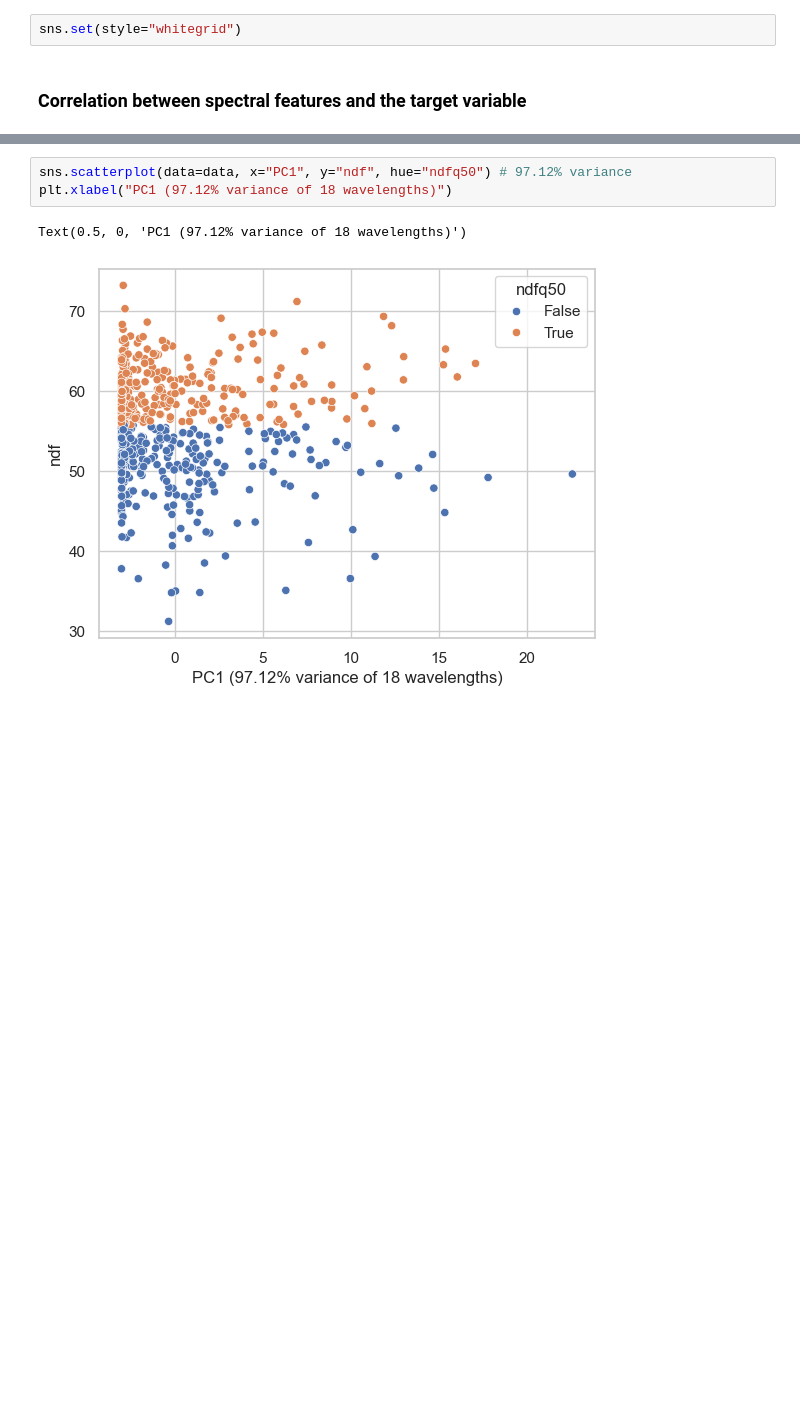
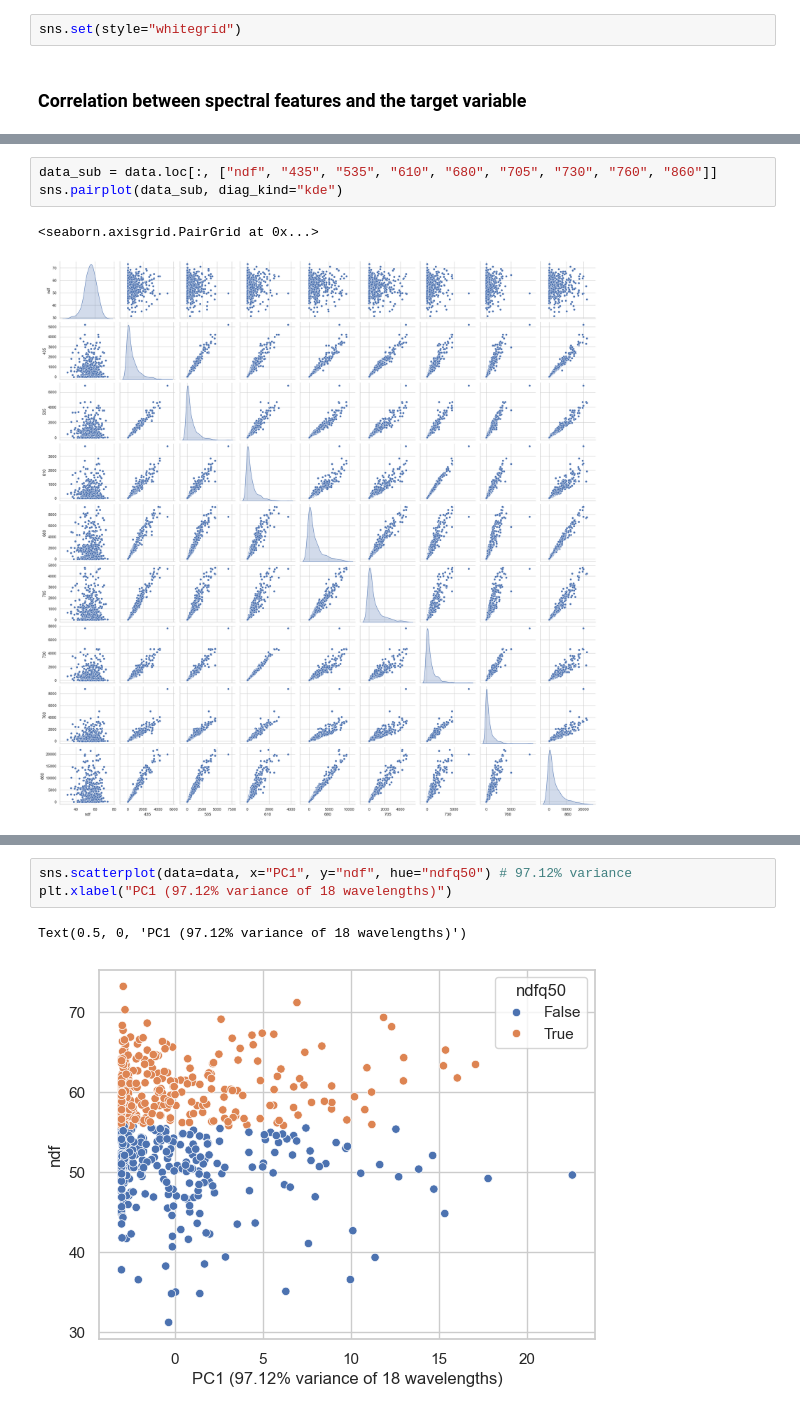
Before and after one commit to Niche-Lab/modeling-guide, a Jupyter notebook: data/visualization.ipynb, the cells around one changed output, grey strips where cells are left out. Drawn from its saved outputs; the diff is of its cells as text; blank space fills up the shorter version.

```diff
--- a/data/visualization.ipynb
+++ b/data/visualization.ipynb
@@ -50,4 +42,10 @@ plt.ylabel("Wavelength (nm)")
 # %% [output]
 Text(47.25, 0.5, 'Wavelength (nm)')
 [figure]
+# %%
+data_sub = data.loc[:, ["ndf", "435", "535", "610", "680", "705", "730", "760", "860"]]
+sns.pairplot(data_sub, diag_kind="kde")
+# %% [output]
+<seaborn.axisgrid.PairGrid at 0x...>
+[figure, added]
 # %%
```
Also changed, not shown: parts of 14 cells of this notebook, 5 other files.
